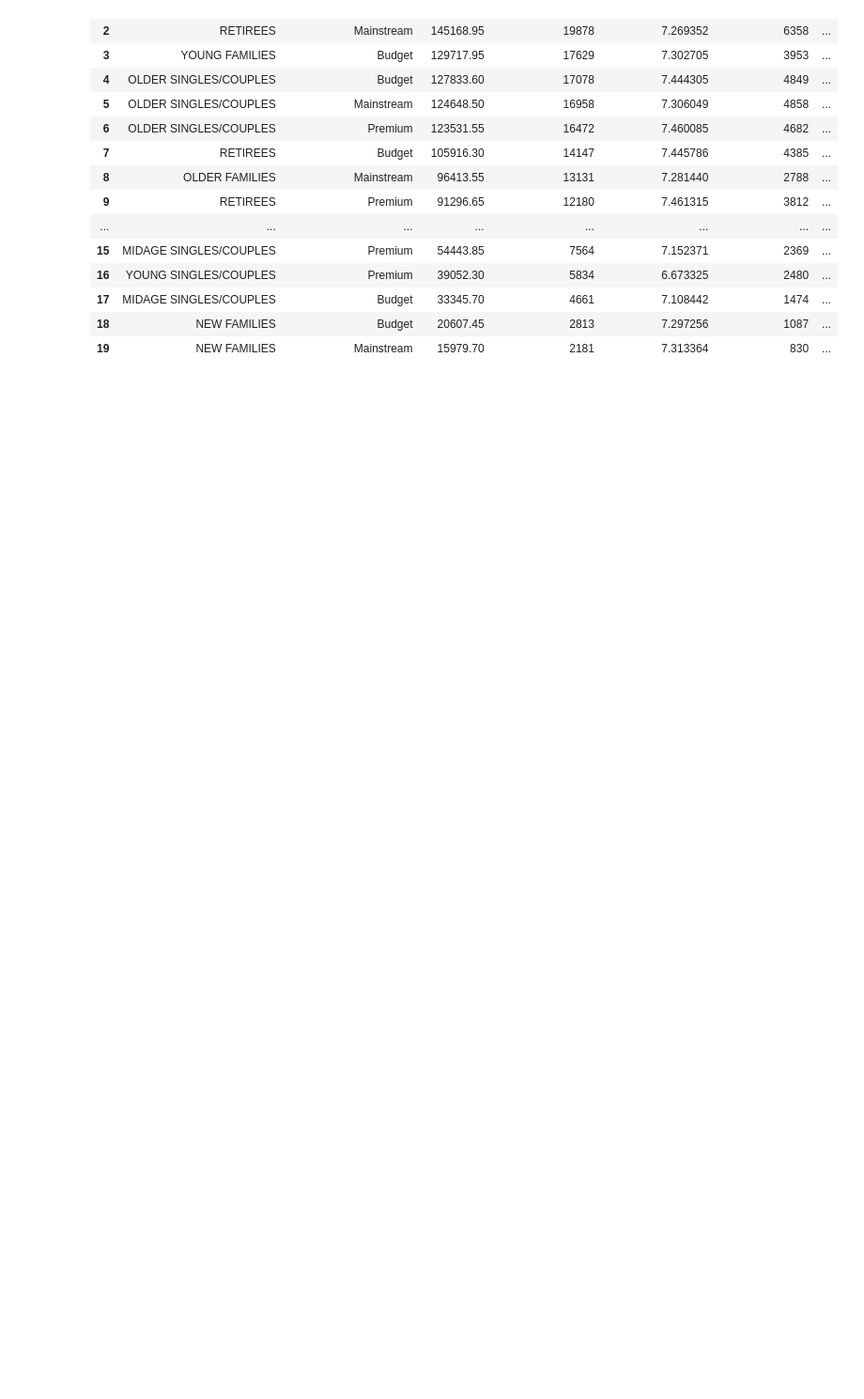
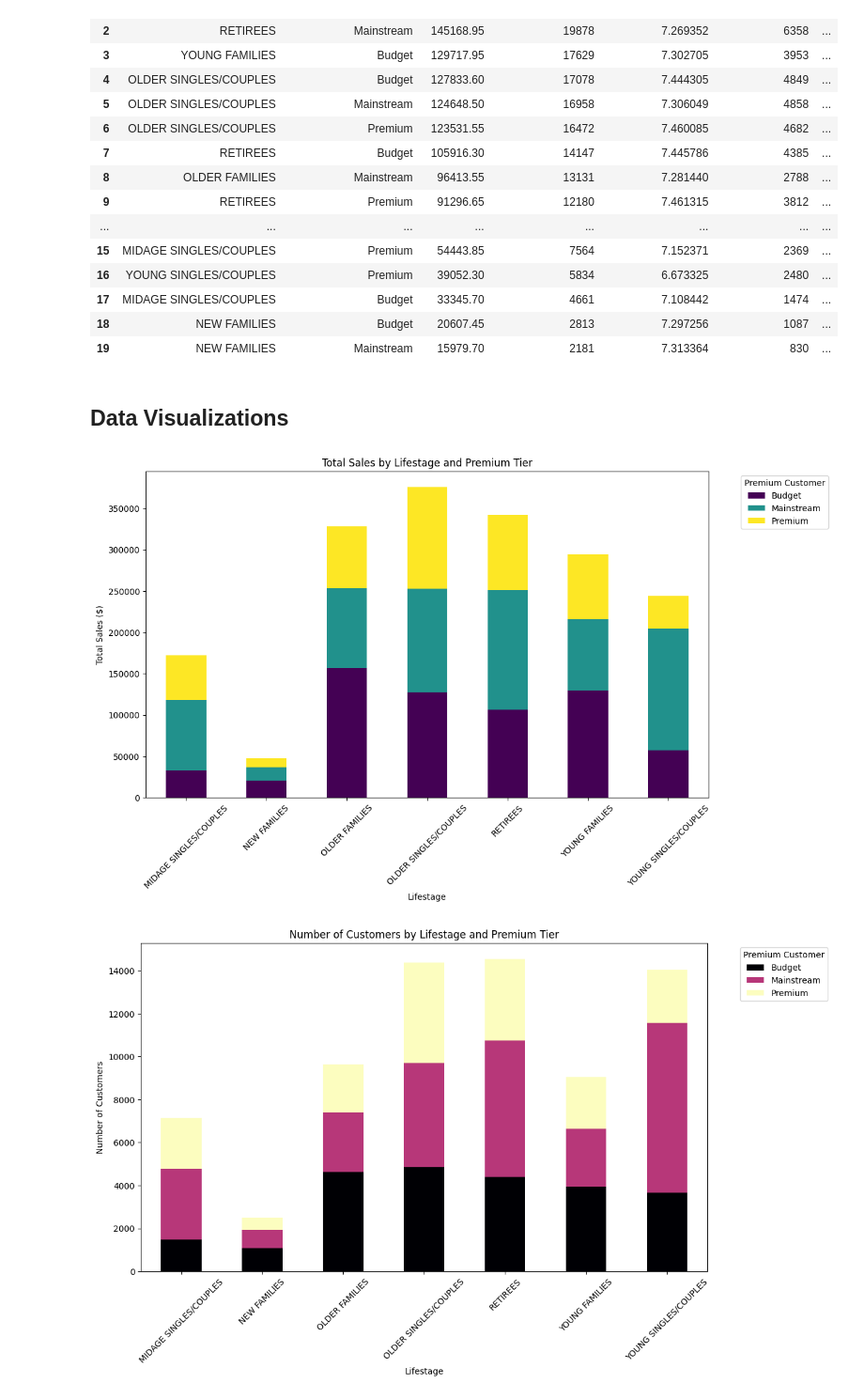
Before and after one commit to JanickVision27/Quantium_DataAnalysis_Project, a Jupyter notebook: First Section/Section_1.ipynb, the cells around one changed output. Shown at 94% size. Drawn from its saved outputs; the diff is of its cells as text; code cells hidden in the pictures; blank space fills up the shorter version.

```diff
--- a/First Section/Section_1.ipynb
+++ b/First Section/Section_1.ipynb
@@ -485,3 +487,33 @@ Top Lifestage x Premium segments by sales
 | 17 | MIDAGE SINGLES/COUPLES | Budget | 33345.70 | 4661 | 7.108442 | 1474 | ... |
 | 18 | NEW FAMILIES | Budget | 20607.45 | 2813 | 7.297256 | 1087 | ... |
 | 19 | NEW FAMILIES | Mainstream | 15979.70 | 2181 | 7.313364 | 830 | ... |
+# %% [markdown]
+## Data Visualizations
+# %%
+import matplotlib.pyplot as plt
+import seaborn as sns
+
+# 1. Visualize Total Sales by Segment
+sales_plot = merged_data.groupby(['LIFESTAGE', 'PREMIUM_CUSTOMER'])['TOT_SALES'].sum().unstack()
+
+sales_plot.plot(kind='bar', stacked=True, figsize=(12, 7), colormap='viridis')
+plt.title('Total Sales by Lifestage and Premium Tier')
+plt.ylabel('Total Sales ($)')
+plt.xlabel('Lifestage')
+plt.legend(title='Premium Customer', bbox_to_anchor=(1.05, 1), loc='upper left')
+plt.xticks(rotation=45)
+plt.show()
+
+# 2. Visualize Customer Counts by Segment
+cust_plot = merged_data.groupby(['LIFESTAGE', 'PREMIUM_CUSTOMER'])['LYLTY_CARD_NBR'].nunique().unstack()
+
+cust_plot.plot(kind='bar', stacked=True, figsize=(12, 7), colormap='magma')
+plt.title('Number of Customers by Lifestage and Premium Tier')
+plt.ylabel('Number of Customers')
+plt.xlabel('Lifestage')
+plt.legend(title='Premium Customer', bbox_to_anchor=(1.05, 1), loc='upper left')
+plt.xticks(rotation=45)
+plt.show()
+# %% [output]
+[figure, added]
+[figure, added]
```
Also changed, not shown: parts of 4 cells of this notebook.
